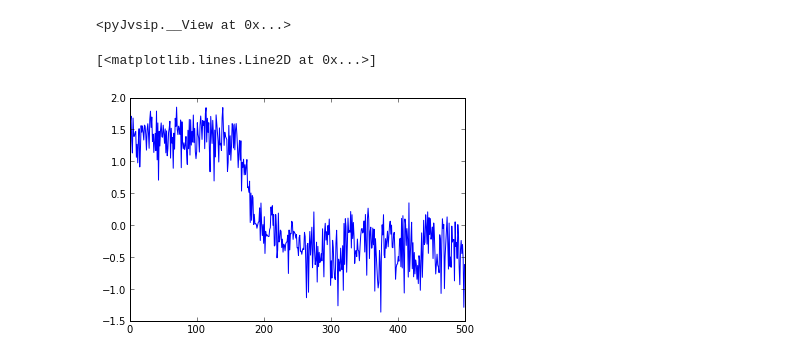
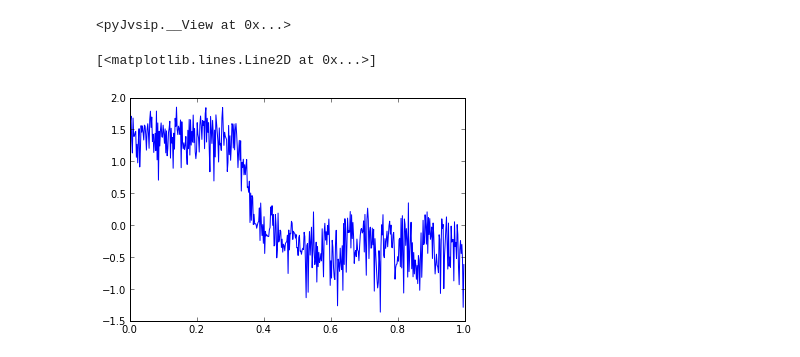
Before and after one commit to rrjudd/jvsip, a Jupyter notebook: doc/notebooks/Info_FirExNb.ipynb, the cells around one changed output. Drawn from its saved outputs; the diff is of its cells as text; code cells hidden in the pictures.

```diff
--- a/doc/notebooks/Info_FirExNb.ipynb
+++ b/doc/notebooks/Info_FirExNb.ipynb
@@ -55,8 +55,10 @@ y=pv.create('vview_d',1000).fill(0)
 fir.flt(x,y)
 # %% [output]
 <pyJvsip.__View at 0x...>
-# %%
-plot(y.rcfft.mag.log10)
-# %% [output]
-[<matplotlib.lines.Line2D at 0x...>]
-[figure, removed]
+# %%
+y0=y.rcfft.mag.log10
+x0=y0.empty.ramp(0.0,1.0/float(y0.length))
+plot(x0,y0)
+# %% [output]
+[<matplotlib.lines.Line2D at 0x...>]
+[figure, added]
```
Also changed, not shown: 3 other files.
